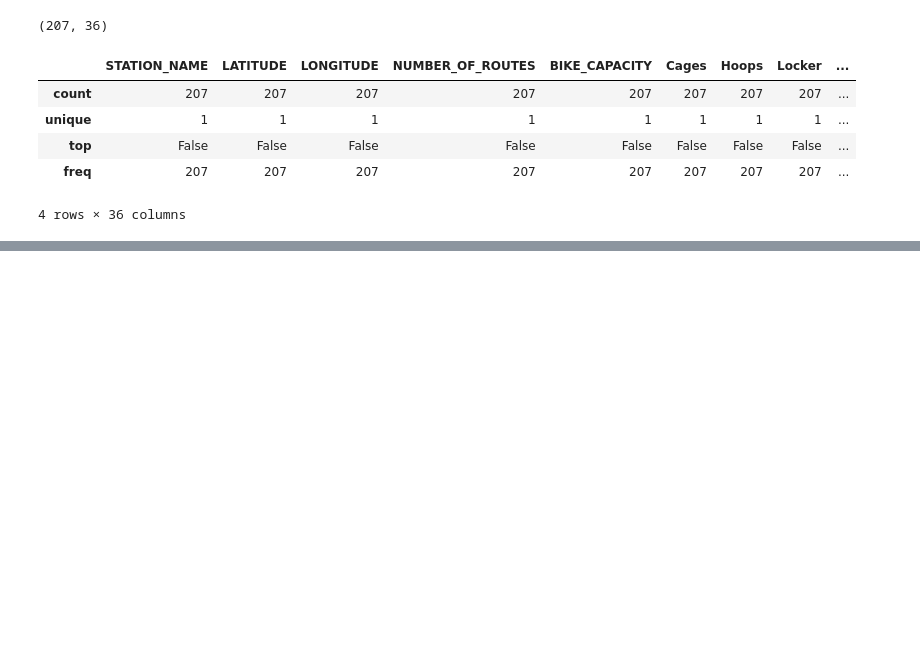
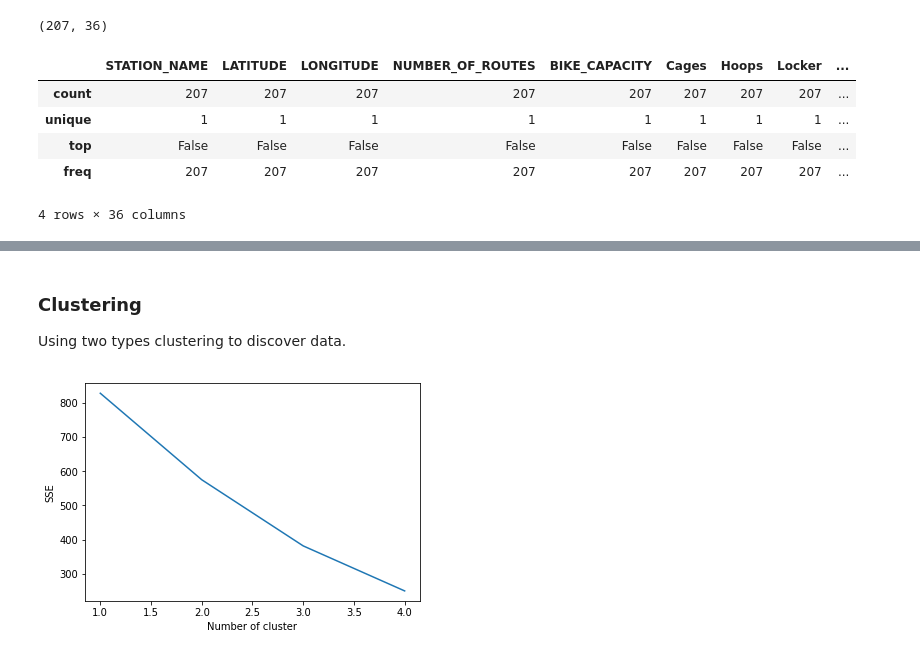
Before and after one commit to AntoineMaalouf/melbourne_train_stations, a Jupyter notebook: Melbourne Train Station.ipynb, the cells around one changed output, grey strips where cells are left out. Cells and saved outputs as stored; diff of their text form; code cells hidden in the pictures; blank space fills up the shorter version.

Commit message:
adding clustering

```diff
--- a/Melbourne Train Station.ipynb
+++ b/Melbourne Train Station.ipynb
@@ -356,0 +364,6 @@ full_data.head(5)
+# %%
+fs_data = full_data[['LATITUDE','LONGITUDE']]
+fs_categories = pd.read_csv('data/raw/FS_CATS.csv')
+food_id_list = ','.join(fs_categories.loc[fs_categories['category'] == 'food']['id'].tolist())
+all_id_list = ','.join(fs_categories['id'].tolist())
+food_general  = '4d4b7105d754a06374d81259'
@@ -356,0 +397,2 @@ full_data.head(5)
+# %%
+full_data['venues'] = full_data.apply(lambda x: len(search_venue(x['LATITUDE'], x['LONGITUDE'])), axis=1)
@@ -356,0 +401,4 @@ full_data.head(5)
+# %% [markdown]
+### Clustering
+
+Using two types clustering to discover data.
@@ -356,0 +409,21 @@ full_data.head(5)
+# %%
+analysis_data = full_data[['NUMBER_OF_ROUTES',
+       'BIKE_CAPACITY','PARKING_CAPACITY', 'ANNUAL_PATRONAGE','venues']]
+# %%
+X = analysis_data.values[:,1:]
+X = np.nan_to_num(X)
+cluster_dataset = StandardScaler().fit_transform(X)
+# %%
+sse = {}
+for k in range(1, 5):
+    kmeans = KMeans(init="k-means++",n_clusters=k, n_init=12).fit(cluster_dataset)
+    #full_data["clusters"] = kmeans.labels_
+    #print(data["clusters"])
+    sse[k] = kmeans.inertia_ # Inertia: Sum of distances of samples to their closest cluster center
+plt.figure()
+plt.plot(list(sse.keys()), list(sse.values()))
+plt.xlabel("Number of cluster")
+plt.ylabel("SSE")
+plt.show()
+# %% [output]
+[figure, added]
```
Also changed, not shown: parts of 32 cells of this notebook, 6 other files.
